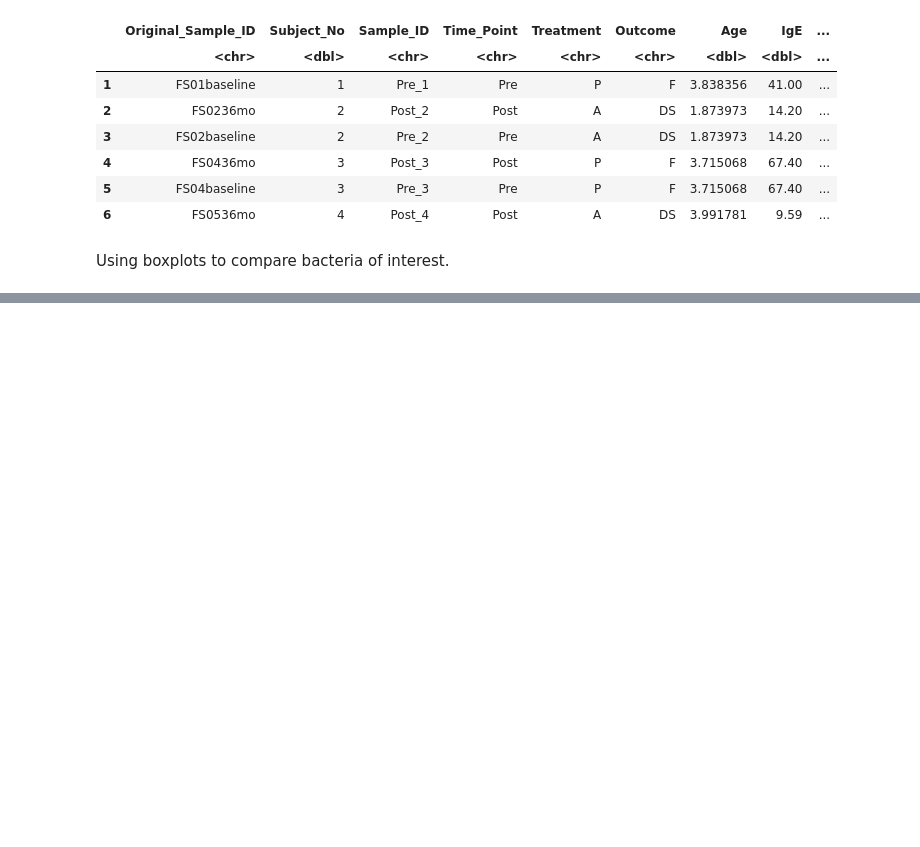
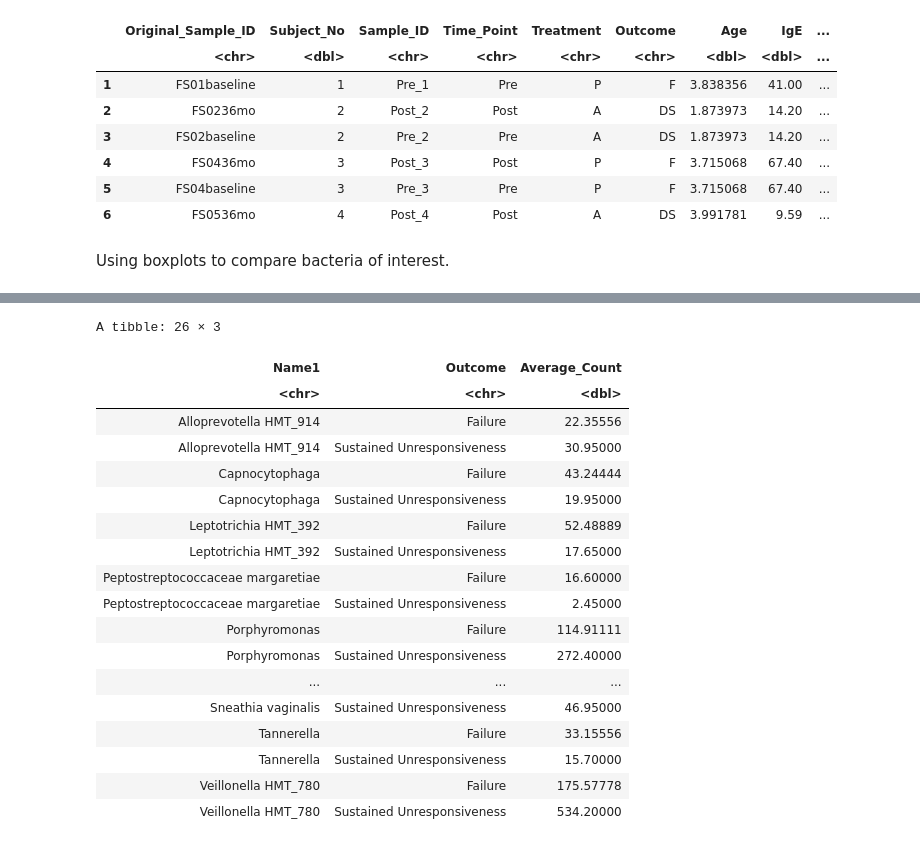
Before and after one commit to Ragerlab/P1013.-Microbiome-Peanut-Allergy, a Jupyter notebook: 3. Individual Bacteria Visualizations/Boxplots.ipynb, the cells around one changed output, grey strips where cells are left out. Drawn from its saved outputs; the diff is of its cells as text; code cells hidden in the pictures; blank space fills up the shorter version.

```diff
--- a/3. Individual Bacteria Visualizations/Boxplots.ipynb
+++ b/3. Individual Bacteria Visualizations/Boxplots.ipynb
@@ -152 +169,25 @@ saliva_plots
+# %%
+boxplot_saliva_df %>%
+    group_by(Name1, Outcome) %>%
+    reframe(mean(Value))
+# %% [output]
+A tibble: 26 × 3
+| Name1 | Outcome | Average_Count |
+| <chr> | <chr> | <dbl> |
+| Alloprevotella HMT_914 | Failure | 22.35556 |
+| Alloprevotella HMT_914 | Sustained Unresponsiveness | 30.95000 |
+| Capnocytophaga | Failure | 43.24444 |
+| Capnocytophaga | Sustained Unresponsiveness | 19.95000 |
+| Leptotrichia HMT_392 | Failure | 52.48889 |
+| Leptotrichia HMT_392 | Sustained Unresponsiveness | 17.65000 |
+| Peptostreptococcaceae margaretiae | Failure | 16.60000 |
+| Peptostreptococcaceae margaretiae | Sustained Unresponsiveness | 2.45000 |
+| Porphyromonas | Failure | 114.91111 |
+| Porphyromonas | Sustained Unresponsiveness | 272.40000 |
+| ... | ... | ... |
+| Sneathia vaginalis | Sustained Unresponsiveness | 46.95000 |
+| Tannerella | Failure | 33.15556 |
+| Tannerella | Sustained Unresponsiveness | 15.70000 |
+| Veillonella HMT_780 | Failure | 175.57778 |
+| Veillonella HMT_780 | Sustained Unresponsiveness | 534.20000 |
 # %%
```
Also changed, not shown: parts of 6 cells of this notebook.
